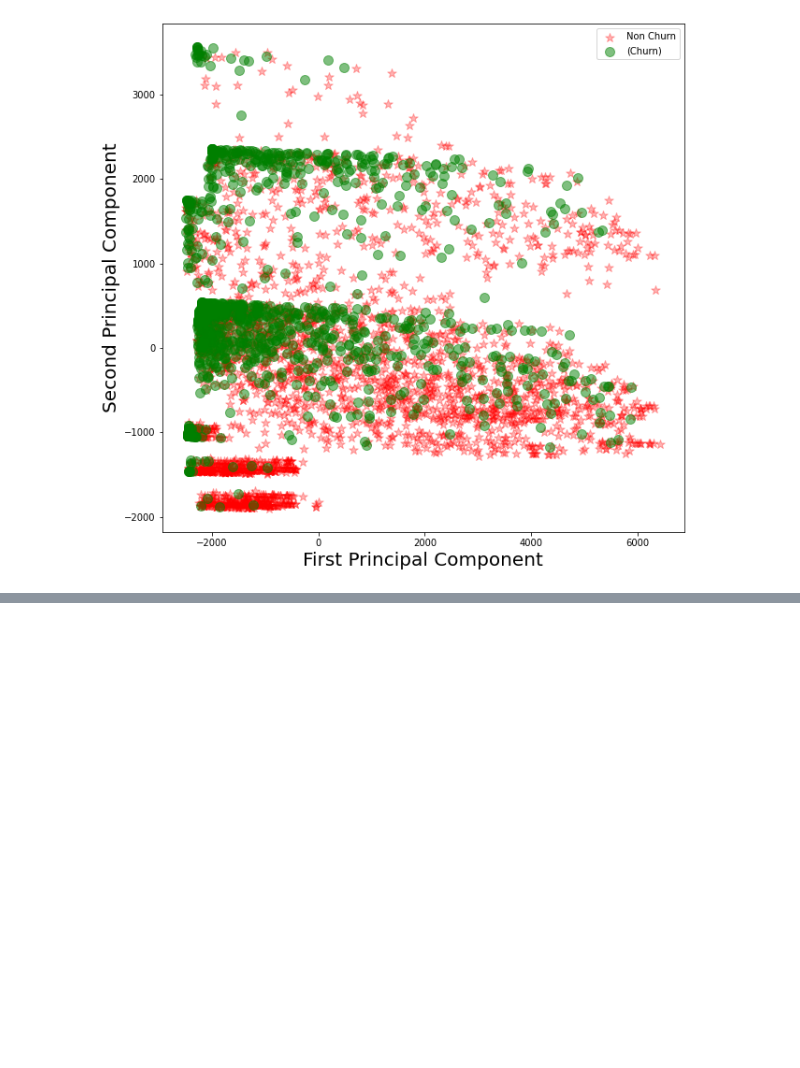
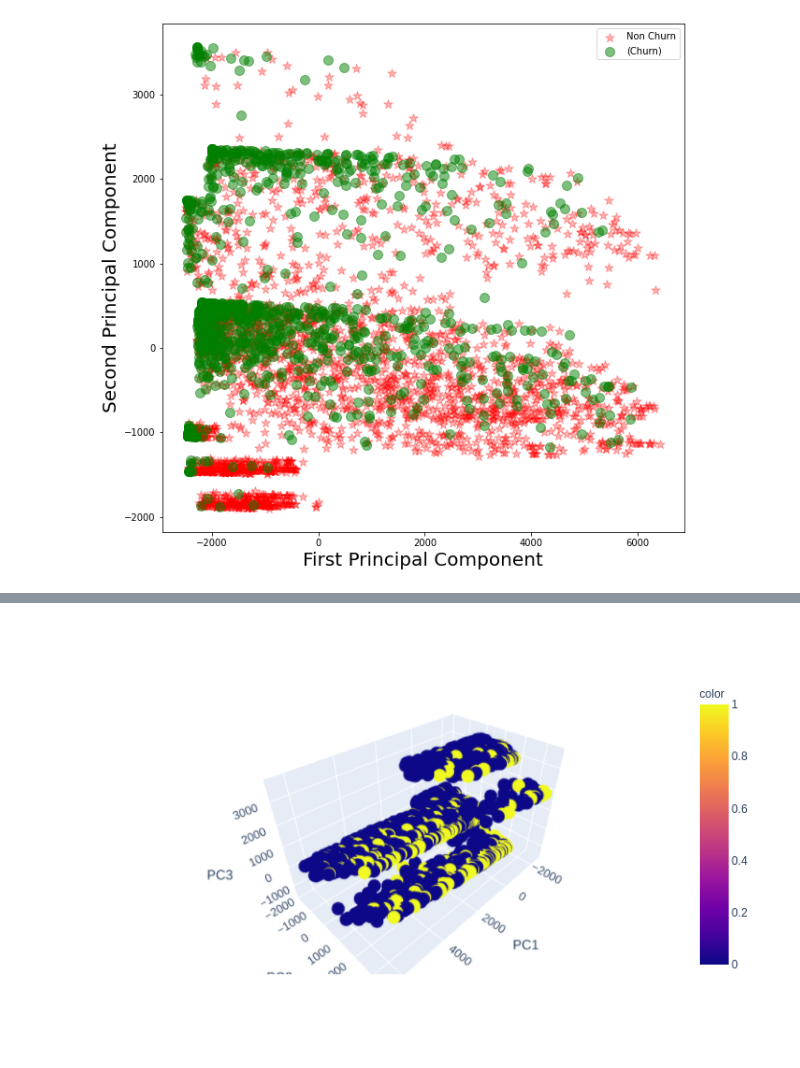
Before and after one commit to AHMED-ALTAKROURI/AIQ_Churn, a Jupyter notebook: PCA_visualization.ipynb, the cells around one changed output, grey strips where cells are left out. Saved outputs shown, nothing was run; the diff lists cells and outputs as text; code cells hidden in the pictures; blank space fills up the shorter version.

Commit message:
second release, now plotly visualizations are shown in notebooks as png

```diff
--- a/PCA_visualization.ipynb
+++ b/PCA_visualization.ipynb
@@ -154,7 +154,7 @@ plt.show()
 # %%
 pca = PCA(n_components=3)
 components = pca.fit_transform(features)
-fig = px.scatter_3d(components, x=0, y=1, z=2, color=labels,title=f'Total Explained Variance: {var}',
+fig = px.scatter_3d(components, x=0, y=1, z=2, color=labels,
 labels={'0':'PC1', '1':'PC2', '2':'PC3'})
-fig.show()
+fig.show("png")
 # %% [output]
@@ -161,0 +161 @@ fig.show()
+[figure, added]
```
Also changed, not shown: parts of 2 cells of this notebook, 1 other file.
